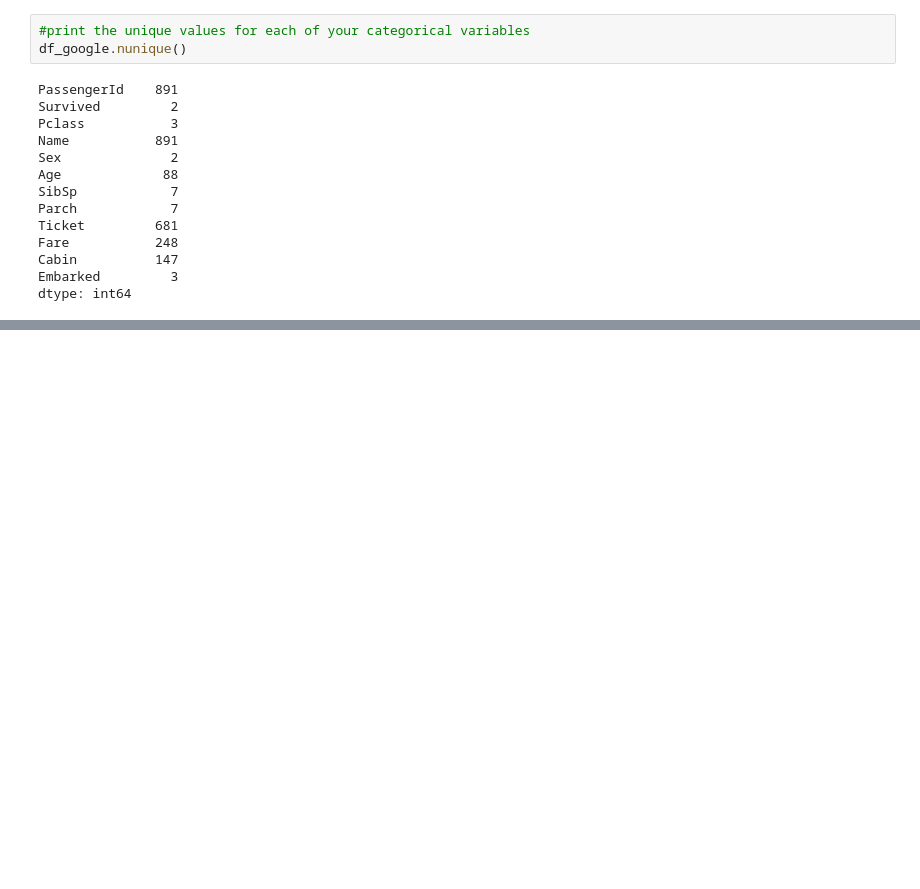
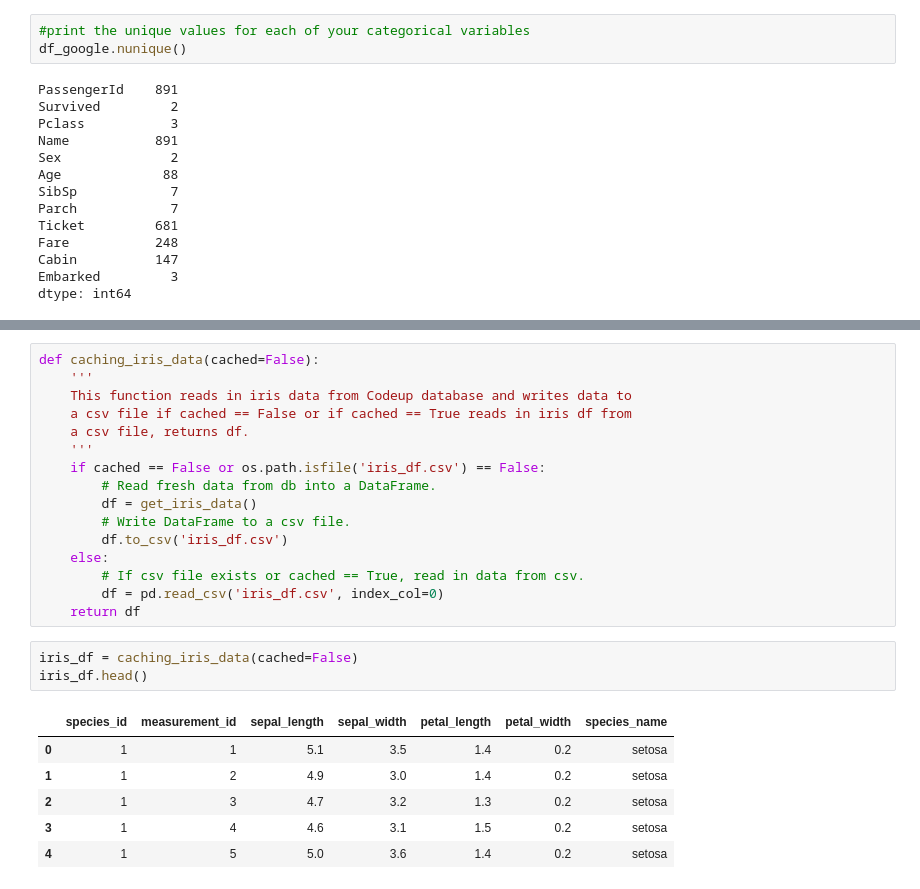
Before and after one commit to aliciag92/classification-exercises, a Jupyter notebook: classification_exercises.ipynb, the cells around one changed output, grey strips where cells are left out. Saved outputs shown, nothing was run; the diff lists cells and outputs as text; blank space fills up the shorter version.

```diff
--- a/classification_exercises.ipynb
+++ b/classification_exercises.ipynb
@@ -323,0 +467,26 @@ dtype: int64
+# %%
+def caching_iris_data(cached=False):
+    '''
+    This function reads in iris data from Codeup database and writes data to
+    a csv file if cached == False or if cached == True reads in iris df from
+    a csv file, returns df.
+    '''
+    if cached == False or os.path.isfile('iris_df.csv') == False:
+        # Read fresh data from db into a DataFrame.
+        df = get_iris_data()
+        # Write DataFrame to a csv file.
+        df.to_csv('iris_df.csv')
+    else:
+        # If csv file exists or cached == True, read in data from csv.
+        df = pd.read_csv('iris_df.csv', index_col=0)
+    return df
+# %%
+iris_df = caching_iris_data(cached=False)
+iris_df.head()
+# %% [output]
+|  | species_id | measurement_id | sepal_length | sepal_width | petal_length | petal_width | species_name |
+| 0 | 1 | 1 | 5.1 | 3.5 | 1.4 | 0.2 | setosa |
+| 1 | 1 | 2 | 4.9 | 3.0 | 1.4 | 0.2 | setosa |
+| 2 | 1 | 3 | 4.7 | 3.2 | 1.3 | 0.2 | setosa |
+| 3 | 1 | 4 | 4.6 | 3.1 | 1.5 | 0.2 | setosa |
+| 4 | 1 | 5 | 5.0 | 3.6 | 1.4 | 0.2 | setosa |
```
Also changed, not shown: parts of 15 cells of this notebook, 1 other file.
